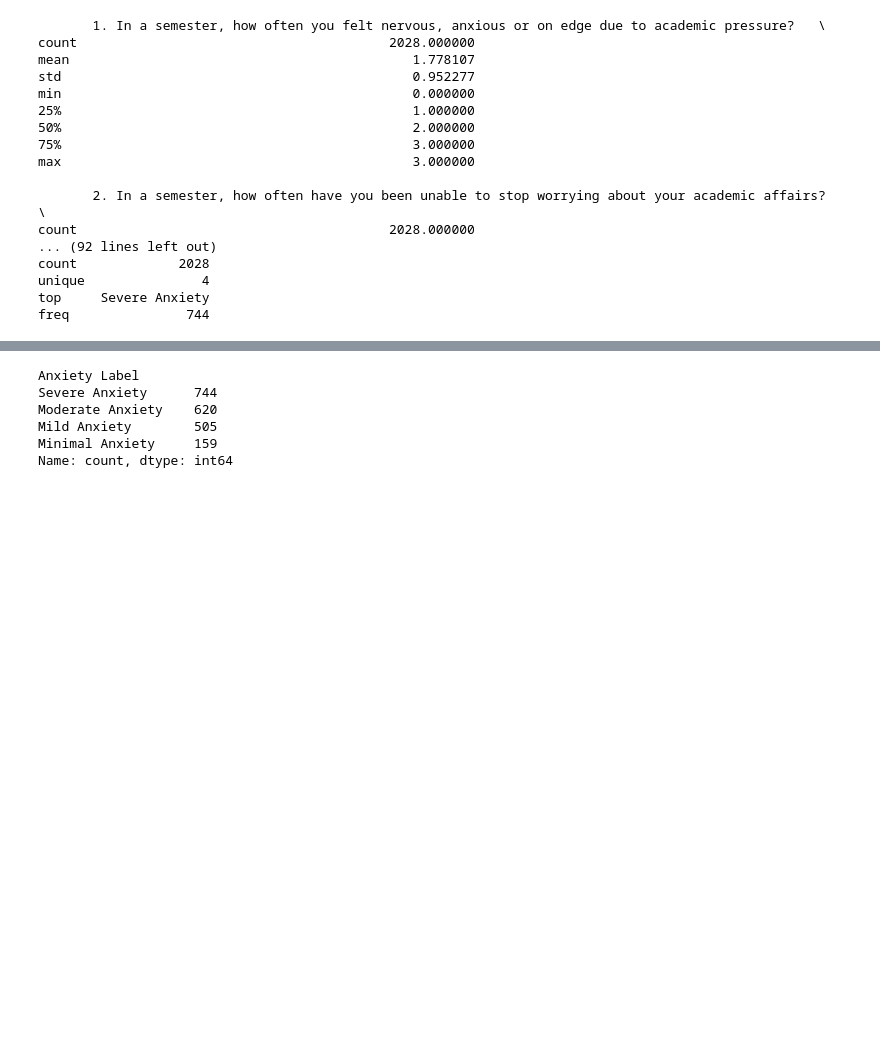
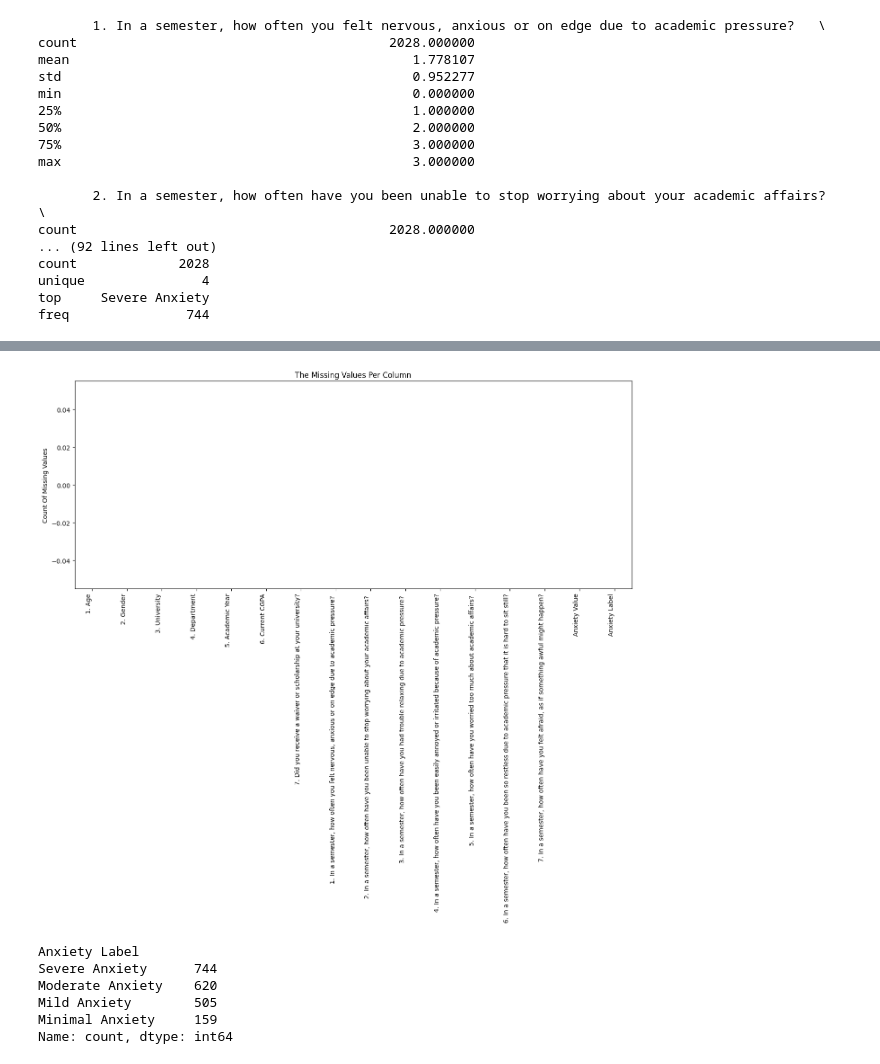
Before and after one commit to ara1x/DataMining-Project, a Jupyter notebook: Phase2.ipynb, the cells around one changed output, grey strips where cells are left out. Saved outputs shown, nothing was run; the diff lists cells and outputs as text; code cells hidden in the pictures; blank space fills up the shorter version.

```diff
--- a/Phase2.ipynb
+++ b/Phase2.ipynb
@@ -57,0 +29,5 @@ plt.show()
+# %%
+missing=df.isna().sum()
+print("The Missing Values in each column:")
+print(missing)
+print("\n Total Number Of Missing Values In The Dataset:",null_values.sum())
@@ -58,3 +55,12 @@ plt.show()
+# %%
+plt.figure(figsize=(16,6))
+missing.plot(kind='bar')
+plt.title("The Missing Values Per Column")
+plt.ylabel("Count Of Missing Values")
+plt.xticks(rotation=90,ha='right')
+plt.show()
+# %% [output]
+[figure, added]
 # %%
 print(df['Anxiety Label'].value_counts())
 sns.countplot(data=df, x='Anxiety Label')
```
Also changed, not shown: parts of 4 cells of this notebook.
